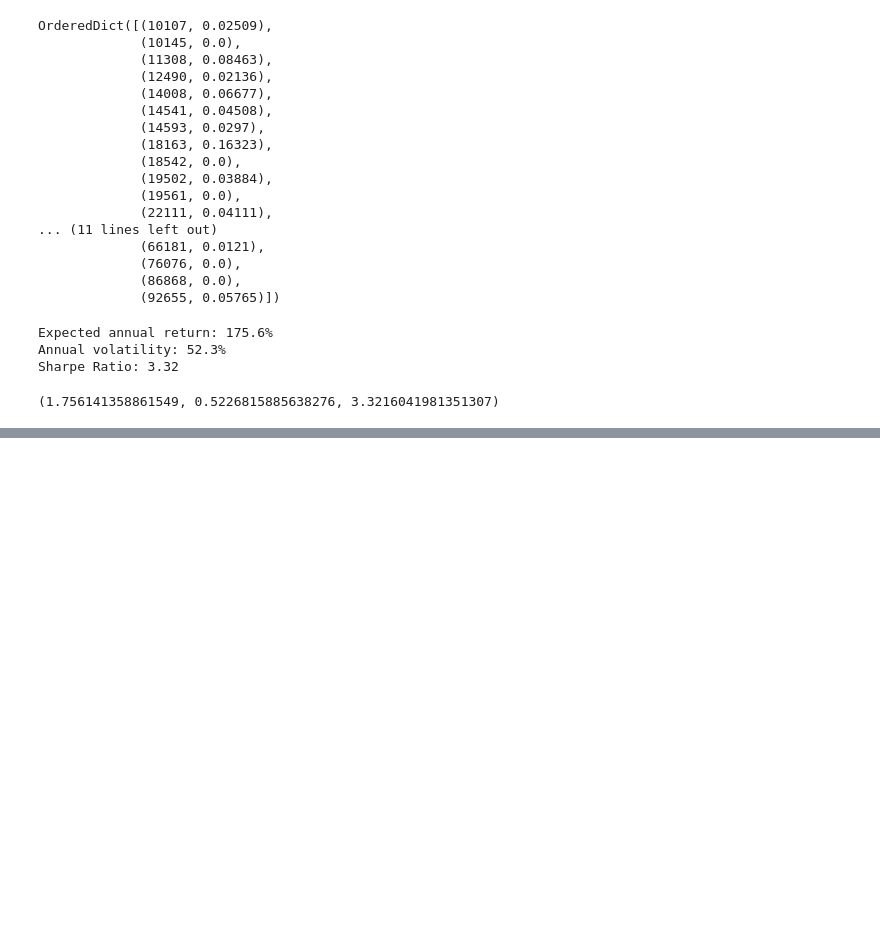
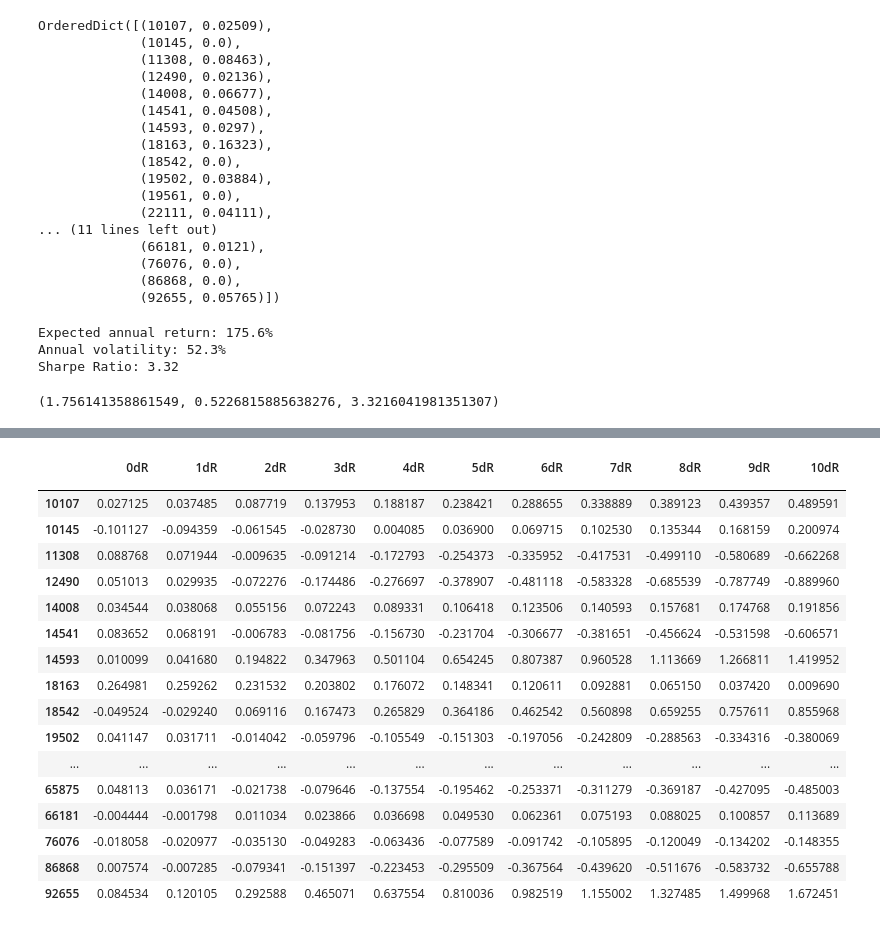
Before and after one commit to uWaterloo-CFM/CFM-301, a Jupyter notebook: Assignment 1/Data Assignment 1.ipynb, the cells around one changed output, grey strips where cells are left out. Drawn from its saved outputs; the diff is of its cells as text; code cells hidden in the pictures; blank space fills up the shorter version.

```diff
--- a/Assignment 1/Data Assignment 1.ipynb
+++ b/Assignment 1/Data Assignment 1.ipynb
@@ -367,0 +460,9 @@ SyntaxError: invalid syntax (2876227978.py, line 1)
+# %%
+# Now we invoke the poyportfolioopt class's efficient_return function to dtermine the weights for the lowest return
+portfolios = {f"{i}dR": None for i in range(0, 11)}
+
+for i, target_return in enumerate(target_returns):
+    ef = EfficientFrontier(monthly_returns, cov_df, weight_bounds=(-100, 100)) # Need to bound weights to allow for short-selling
+    weights = ef.efficient_return(target_return)
+    # weights = ef.clean_weights()
+    portfolios[f"{i}dR"] = weights
@@ -367,0 +484,31 @@ SyntaxError: invalid syntax (2876227978.py, line 1)
+# %%
+# Now we construct a dataframe summarizing all portfolios
+portfolios_df = pd.DataFrame(columns = [" "])
+# %%
+portfolios_df.iloc[:,0] = monthly_returns.keys()
+# %%
+portfolios_df
+for portfolio, weights in portfolios.items():
+    portfolios_df.loc[:, portfolio] = list(weights.values())
+# %%
+portfolios_df.set_index(" ", inplace=True)
+portfolios_df
+# %% [output]
+|  | 0dR | 1dR | 2dR | 3dR | 4dR | 5dR | 6dR | 7dR | 8dR | 9dR | 10dR |
+|  |  |  |  |  |  |  |  |  |  |  |  |
+| 10107 | 0.027125 | 0.037485 | 0.087719 | 0.137953 | 0.188187 | 0.238421 | 0.288655 | 0.338889 | 0.389123 | 0.439357 | 0.489591 |
+| 10145 | -0.101127 | -0.094359 | -0.061545 | -0.028730 | 0.004085 | 0.036900 | 0.069715 | 0.102530 | 0.135344 | 0.168159 | 0.200974 |
+| 11308 | 0.088768 | 0.071944 | -0.009635 | -0.091214 | -0.172793 | -0.254373 | -0.335952 | -0.417531 | -0.499110 | -0.580689 | -0.662268 |
+| 12490 | 0.051013 | 0.029935 | -0.072276 | -0.174486 | -0.276697 | -0.378907 | -0.481118 | -0.583328 | -0.685539 | -0.787749 | -0.889960 |
+| 14008 | 0.034544 | 0.038068 | 0.055156 | 0.072243 | 0.089331 | 0.106418 | 0.123506 | 0.140593 | 0.157681 | 0.174768 | 0.191856 |
+| 14541 | 0.083652 | 0.068191 | -0.006783 | -0.081756 | -0.156730 | -0.231704 | -0.306677 | -0.381651 | -0.456624 | -0.531598 | -0.606571 |
+| 14593 | 0.010099 | 0.041680 | 0.194822 | 0.347963 | 0.501104 | 0.654245 | 0.807387 | 0.960528 | 1.113669 | 1.266811 | 1.419952 |
+| 18163 | 0.264981 | 0.259262 | 0.231532 | 0.203802 | 0.176072 | 0.148341 | 0.120611 | 0.092881 | 0.065150 | 0.037420 | 0.009690 |
+| 18542 | -0.049524 | -0.029240 | 0.069116 | 0.167473 | 0.265829 | 0.364186 | 0.462542 | 0.560898 | 0.659255 | 0.757611 | 0.855968 |
+| 19502 | 0.041147 | 0.031711 | -0.014042 | -0.059796 | -0.105549 | -0.151303 | -0.197056 | -0.242809 | -0.288563 | -0.334316 | -0.380069 |
+| ... | ... | ... | ... | ... | ... | ... | ... | ... | ... | ... | ... |
+| 65875 | 0.048113 | 0.036171 | -0.021738 | -0.079646 | -0.137554 | -0.195462 | -0.253371 | -0.311279 | -0.369187 | -0.427095 | -0.485003 |
+| 66181 | -0.004444 | -0.001798 | 0.011034 | 0.023866 | 0.036698 | 0.049530 | 0.062361 | 0.075193 | 0.088025 | 0.100857 | 0.113689 |
+| 76076 | -0.018058 | -0.020977 | -0.035130 | -0.049283 | -0.063436 | -0.077589 | -0.091742 | -0.105895 | -0.120049 | -0.134202 | -0.148355 |
+| 86868 | 0.007574 | -0.007285 | -0.079341 | -0.151397 | -0.223453 | -0.295509 | -0.367564 | -0.439620 | -0.511676 | -0.583732 | -0.655788 |
+| 92655 | 0.084534 | 0.120105 | 0.292588 | 0.465071 | 0.637554 | 0.810036 | 0.982519 | 1.155002 | 1.327485 | 1.499968 | 1.672451 |
```
Also changed, not shown: parts of 21 cells of this notebook, 1 other file.
